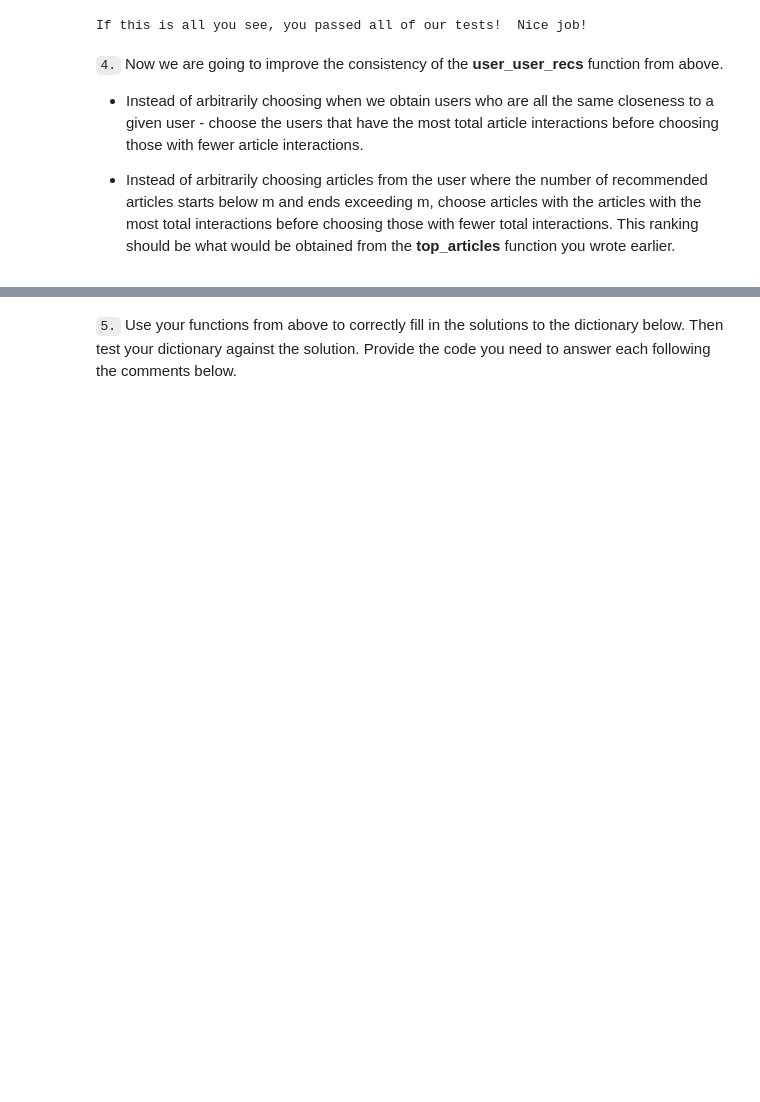
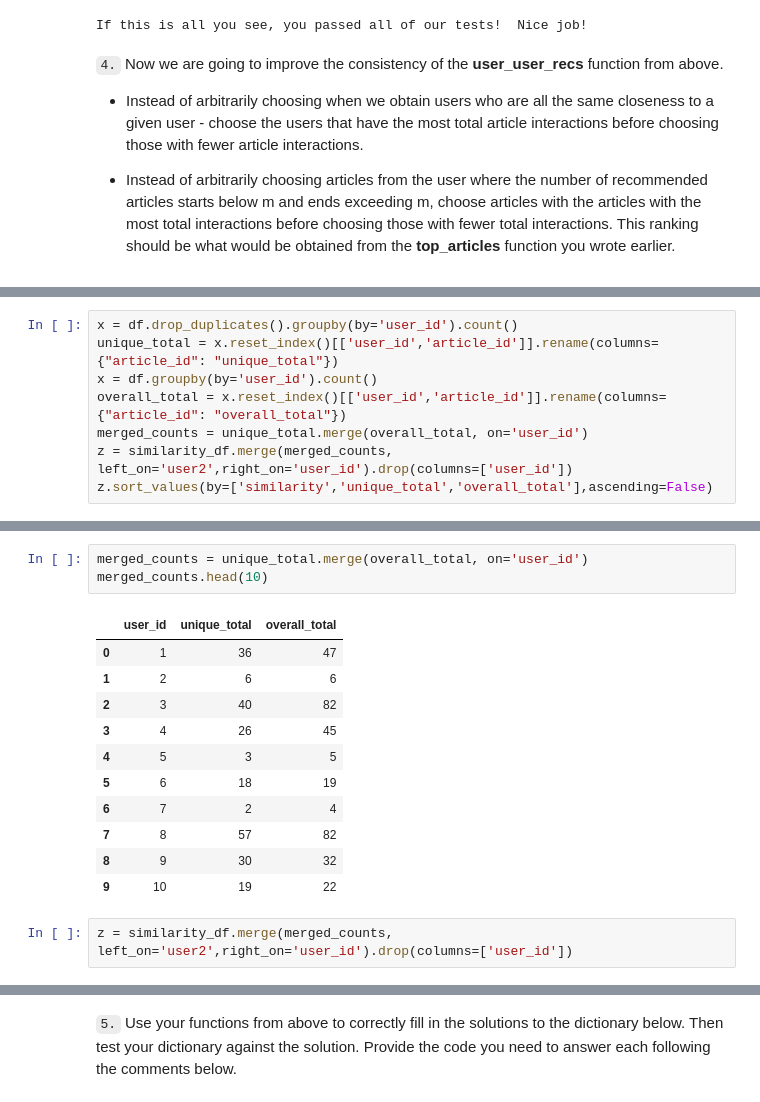
Before and after one commit to ania4data/IBM_recommendation_system, a Jupyter notebook: Recommendations_with_IBM.ipynb, the cells around one changed output, grey strips where cells are left out. Saved outputs shown, nothing was run; the diff lists cells and outputs as text; blank space fills up the shorter version.

```diff
--- a/Recommendations_with_IBM.ipynb
+++ b/Recommendations_with_IBM.ipynb
@@ -1230,0 +1268,8 @@ If this is all you see, you passed all of our tests!  Nice job!
+# %%
+x = df.drop_duplicates().groupby(by='user_id').count()
+unique_total = x.reset_index()[['user_id','article_id']].rename(columns={"article_id": "unique_total"})
+x = df.groupby(by='user_id').count()
+overall_total = x.reset_index()[['user_id','article_id']].rename(columns={"article_id": "overall_total"})
+merged_counts = unique_total.merge(overall_total, on='user_id')
+z = similarity_df.merge(merged_counts, left_on='user2',right_on='user_id').drop(columns=['user_id'])
+z.sort_values(by=['similarity','unique_total','overall_total'],ascending=False)
@@ -1230,0 +1309,17 @@ If this is all you see, you passed all of our tests!  Nice job!
+# %%
+merged_counts = unique_total.merge(overall_total, on='user_id')
+merged_counts.head(10)
+# %% [output]
+|  | user_id | unique_total | overall_total |
+| 0 | 1 | 36 | 47 |
+| 1 | 2 | 6 | 6 |
+| 2 | 3 | 40 | 82 |
+| 3 | 4 | 26 | 45 |
+| 4 | 5 | 3 | 5 |
+| 5 | 6 | 18 | 19 |
+| 6 | 7 | 2 | 4 |
+| 7 | 8 | 57 | 82 |
+| 8 | 9 | 30 | 32 |
+| 9 | 10 | 19 | 22 |
+# %%
+z = similarity_df.merge(merged_counts, left_on='user2',right_on='user_id').drop(columns=['user_id'])
```
Also changed, not shown: parts of 30 cells of this notebook.
